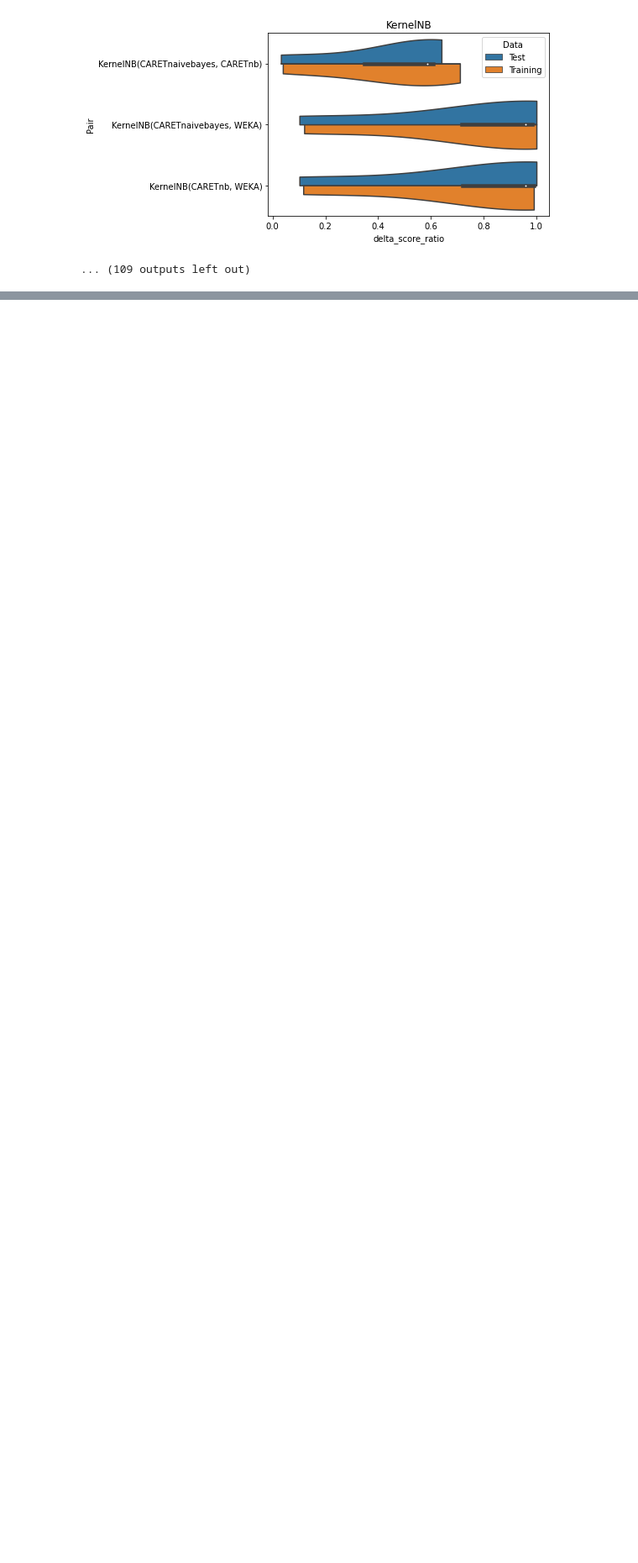
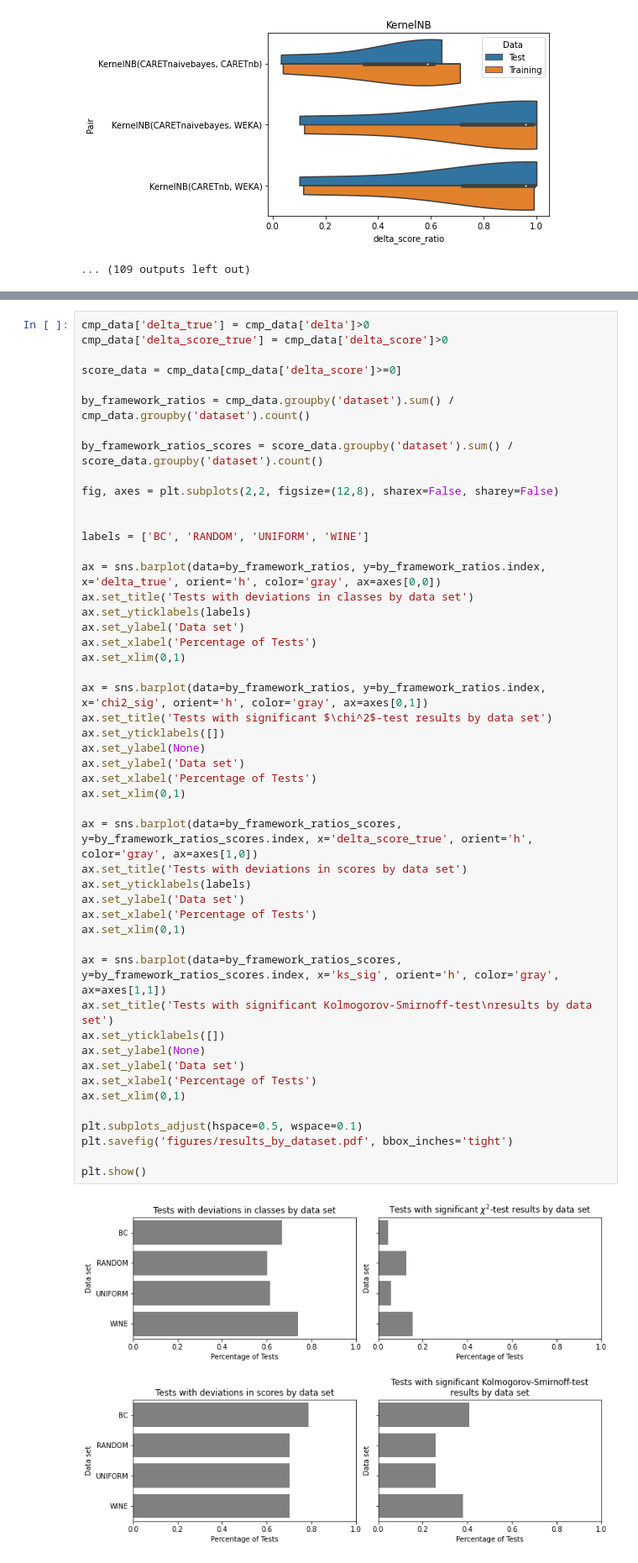
Before and after one commit to sherbold/replication-kit-2022-non-dl-diff-test, a Jupyter notebook: eval_testresults.ipynb, the cells around one changed output, grey strips where cells are left out. Shown at 84% size. Cells and saved outputs as stored; diff of their text form; blank space fills up the shorter version.

```diff
--- a/eval_testresults.ipynb
+++ b/eval_testresults.ipynb
@@ -188,0 +240,51 @@ Name: delta_score_ratio, dtype: float64
+# %%
+cmp_data['delta_true'] = cmp_data['delta']>0
+cmp_data['delta_score_true'] = cmp_data['delta_score']>0
+
+score_data = cmp_data[cmp_data['delta_score']>=0]
+
+by_framework_ratios = cmp_data.groupby('dataset').sum() / cmp_data.groupby('dataset').count()
+
+by_framework_ratios_scores = score_data.groupby('dataset').sum() / score_data.groupby('dataset').count()
+
+fig, axes = plt.subplots(2,2, figsize=(12,8), sharex=False, sharey=False)
+
+
+labels = ['BC', 'RANDOM', 'UNIFORM', 'WINE']
+
+ax = sns.barplot(data=by_framework_ratios, y=by_framework_ratios.index, x='delta_true', orient='h', color='gray', ax=axes[0,0])
+ax.set_title('Tests with deviations in classes by data set')
+ax.set_yticklabels(labels)
+ax.set_ylabel('Data set')
+ax.set_xlabel('Percentage of Tests')
+ax.set_xlim(0,1)
+
+ax = sns.barplot(data=by_framework_ratios, y=by_framework_ratios.index, x='chi2_sig', orient='h', color='gray', ax=axes[0,1])
+ax.set_title('Tests with significant $\chi^2$-test results by data set')
+ax.set_yticklabels([])
+ax.set_ylabel(None)
+ax.set_ylabel('Data set')
+ax.set_xlabel('Percentage of Tests')
+ax.set_xlim(0,1)
+
+ax = sns.barplot(data=by_framework_ratios_scores, y=by_framework_ratios_scores.index, x='delta_score_true', orient='h', color='gray', ax=axes[1,0])
+ax.set_title('Tests with deviations in scores by data set')
+ax.set_yticklabels(labels)
+ax.set_ylabel('Data set')
+ax.set_xlabel('Percentage of Tests')
+ax.set_xlim(0,1)
+
+ax = sns.barplot(data=by_framework_ratios_scores, y=by_framework_ratios_scores.index, x='ks_sig', orient='h', color='gray', ax=axes[1,1])
+ax.set_title('Tests with significant Kolmogorov-Smirnoff-test\nresults by data set')
+ax.set_yticklabels([])
+ax.set_ylabel(None)
+ax.set_ylabel('Data set')
+ax.set_xlabel('Percentage of Tests')
+ax.set_xlim(0,1)
+
+plt.subplots_adjust(hspace=0.5, wspace=0.1)
+plt.savefig('figures/results_by_dataset.pdf', bbox_inches='tight')
+
+plt.show()
+# %% [output]
+[figure, added]
```
Also changed, not shown: parts of 3 cells of this notebook, 17 other files.
